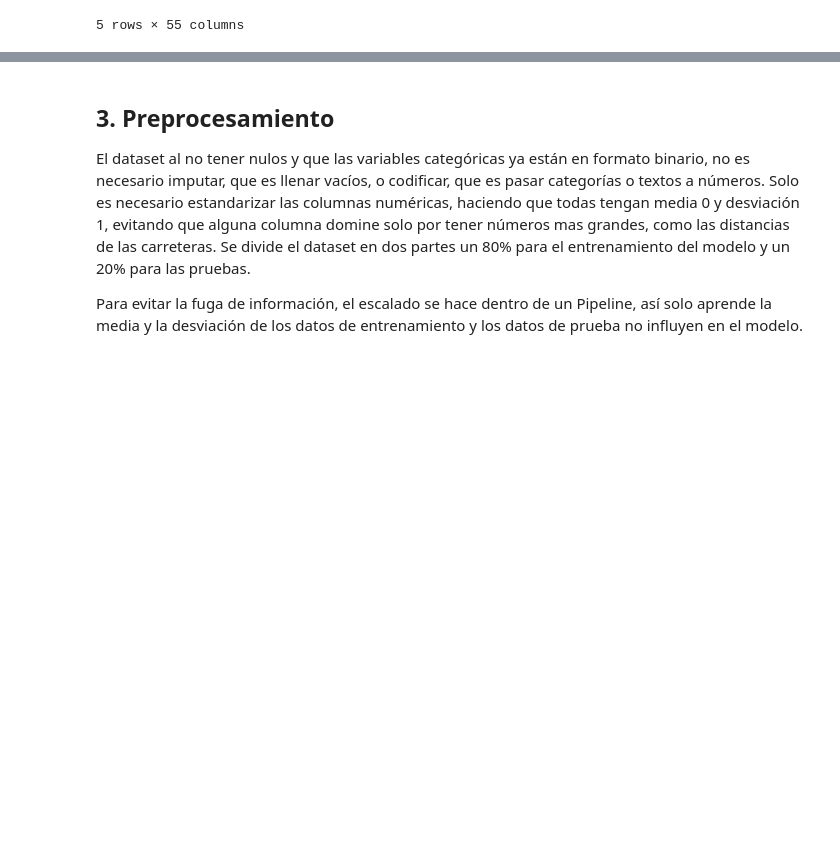
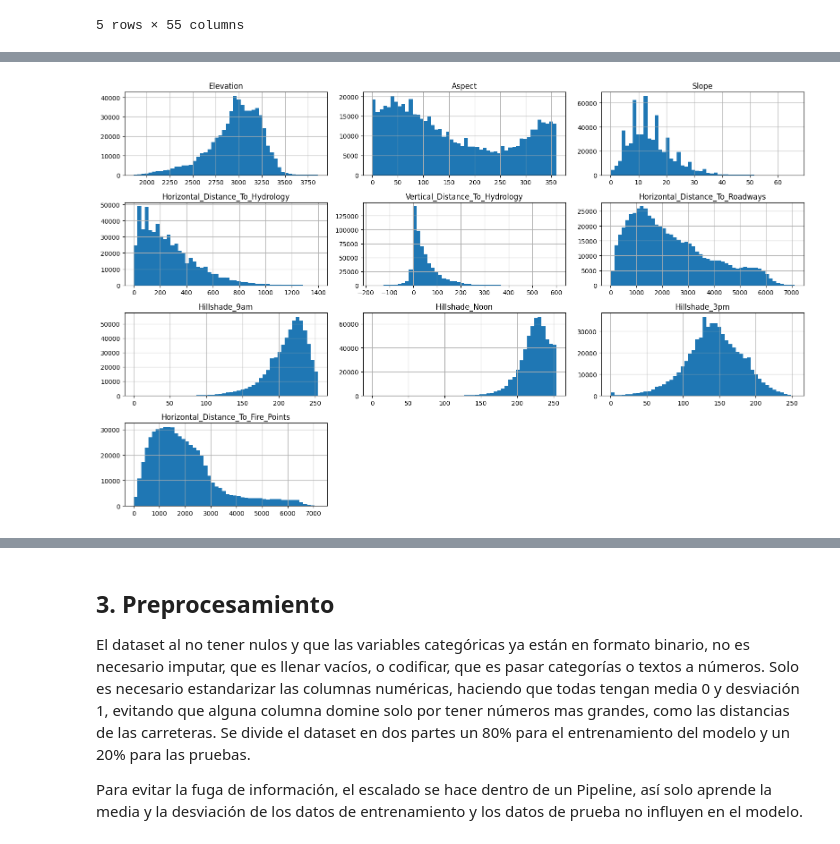
Before and after one commit to DiegoGc4x/evaluacion-4, a Jupyter notebook: covertype_equipo8.ipynb, the cells around one changed output, grey strips where cells are left out. Saved outputs shown, nothing was run; the diff lists cells and outputs as text; code cells hidden in the pictures; blank space fills up the shorter version.

```diff
--- a/covertype_equipo8.ipynb
+++ b/covertype_equipo8.ipynb
@@ -66,0 +177,6 @@ CLASES = {1: 'Picea/Abeto', 2: 'Pino contorta', 3: 'Pino ponderosa', 4: 'Álamo/
+# %%
+df[NUMERICAS].hist(bins=50, figsize=(16, 10))
+plt.tight_layout()
+plt.show()
+# %% [output]
+[figure, added]
```
Also changed, not shown: parts of 24 cells of this notebook.
